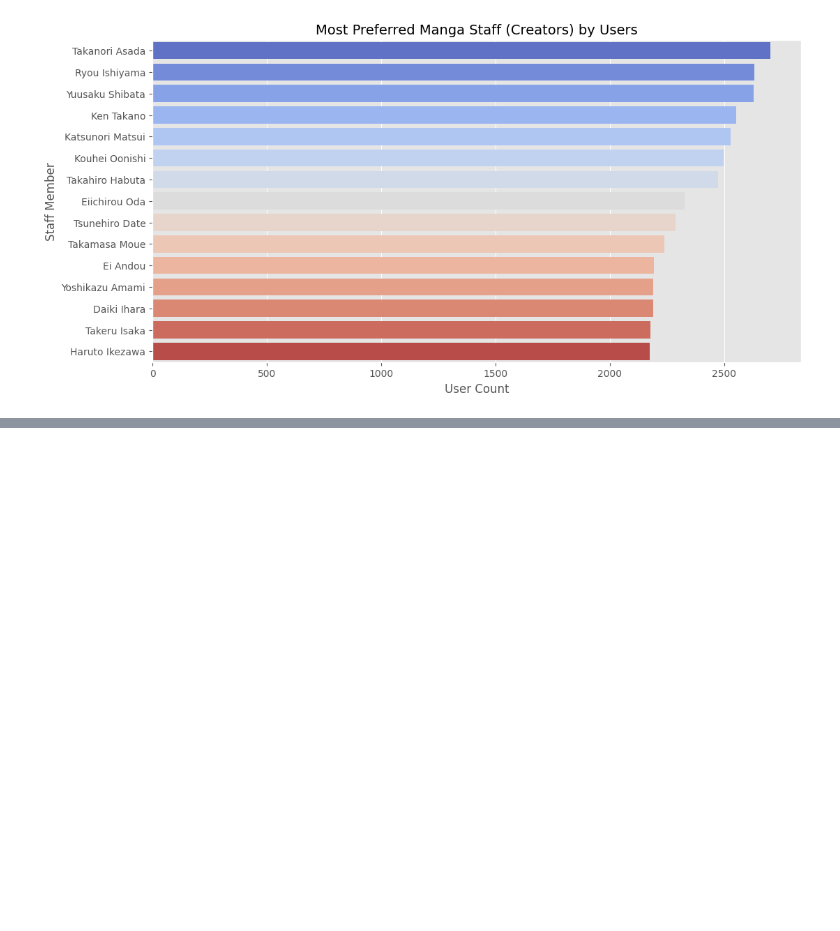
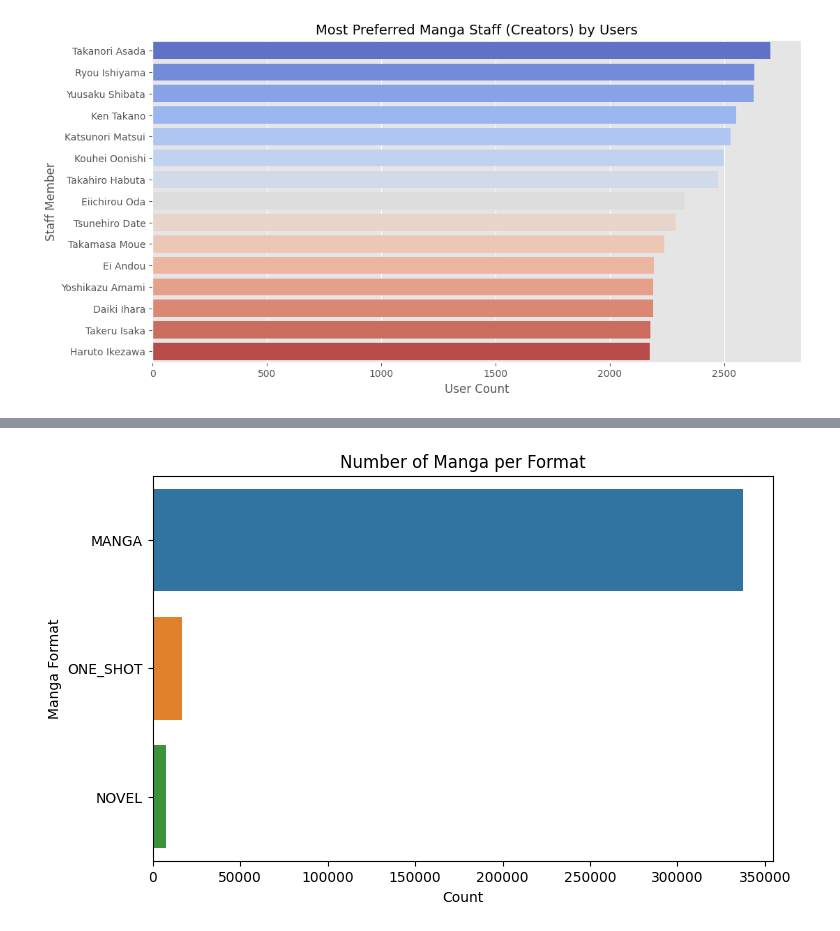
Before and after one commit to Trung-Dan-Phan/manga_recommender_system, a Jupyter notebook: notebooks/eda.ipynb, the cells around one changed output, grey strips where cells are left out. Cells and saved outputs as stored; diff of their text form; code cells hidden in the pictures; blank space fills up the shorter version.

```diff
--- a/notebooks/eda.ipynb
+++ b/notebooks/eda.ipynb
@@ -489,0 +612,10 @@ plt.show()
+# %%
+### Bar Chart of Manga Formats
+plt.figure(figsize=(8, 5))
+sns.countplot(y=users_df["Format"], order=users_df["Format"].value_counts().index)
+plt.xlabel("Count")
+plt.ylabel("Manga Format")
+plt.title("Number of Manga per Format")
+plt.show()
+# %% [output]
+[figure, added]
```
Also changed, not shown: parts of 18 cells of this notebook.
